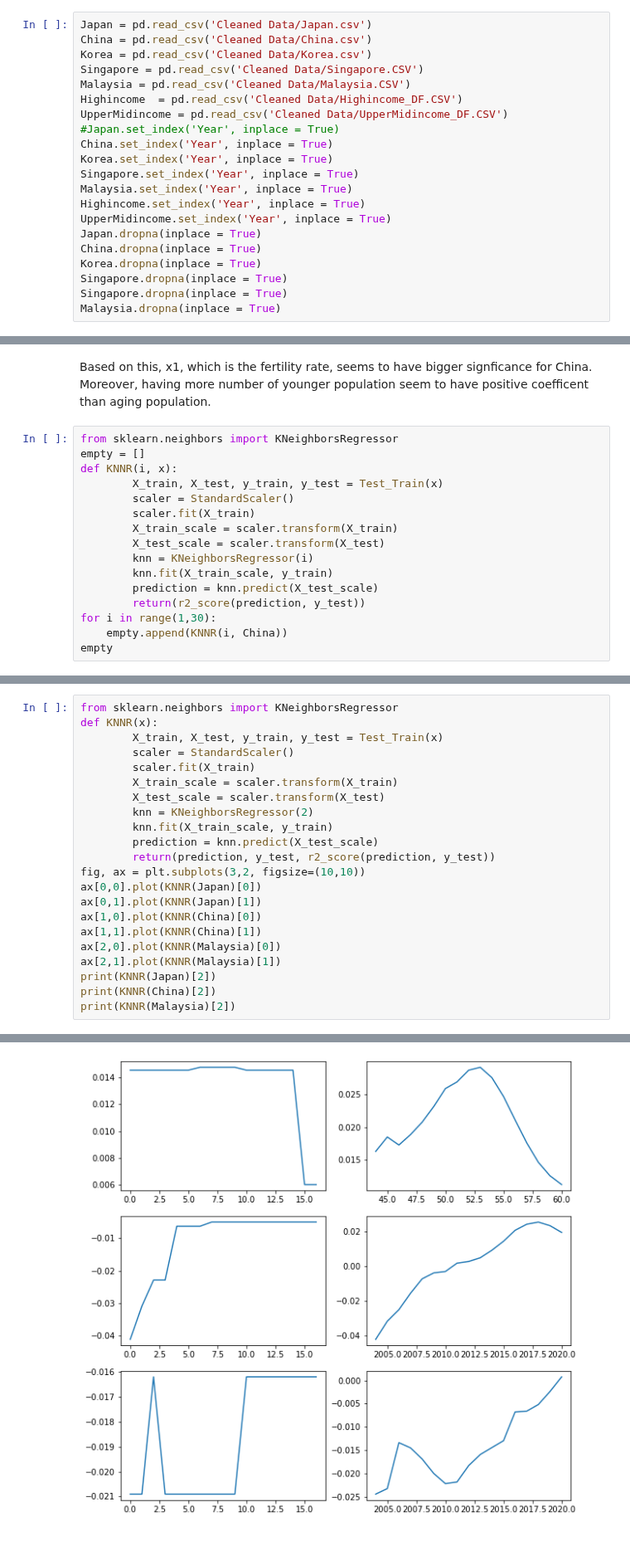
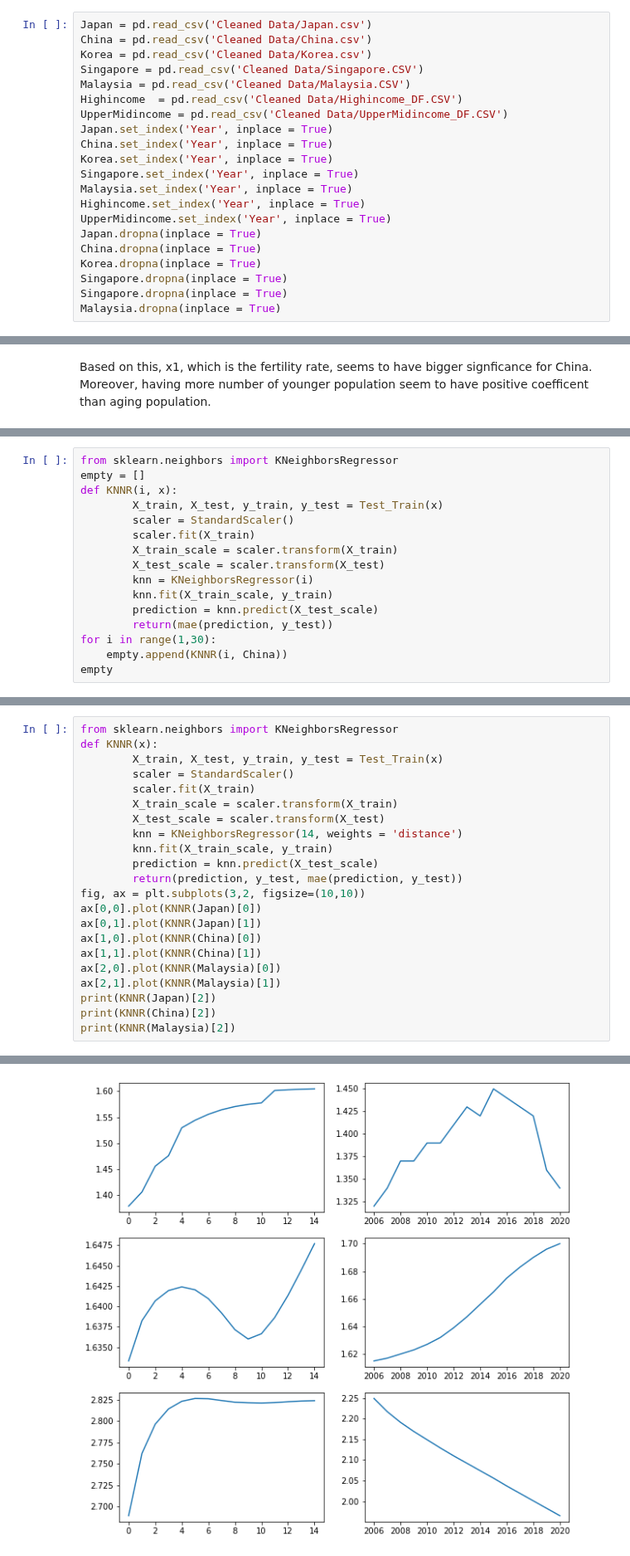
Before and after one commit to SangHyuNBack/2nd-Capstone-Project, a Jupyter notebook: Modeling.ipynb, the cells around one changed output, grey strips where cells are left out. Shown at 83% size. Drawn from its saved outputs; the diff is of its cells as text.

```diff
--- a/Modeling.ipynb
+++ b/Modeling.ipynb
@@ -21,7 +19,7 @@ Singapore = pd.read_csv('Cleaned Data/Singapore.CSV')
 Malaysia = pd.read_csv('Cleaned Data/Malaysia.CSV')
 Highincome  = pd.read_csv('Cleaned Data/Highincome_DF.CSV')
 UpperMidincome = pd.read_csv('Cleaned Data/UpperMidincome_DF.CSV')
-#Japan.set_index('Year', inplace = True)
+Japan.set_index('Year', inplace = True)
 China.set_index('Year', inplace = True)
 Korea.set_index('Year', inplace = True)
 Singapore.set_index('Year', inplace = True)
@@ -77,19 +71,3 @@ Notes:
 [2] Standard Errors assume that the covariance matrix of the errors is correctly specified.
 # %% [markdown]
 Based on this, x1, which is the fertility rate, seems to have bigger signficance for China. Moreover, having more number of younger population seem to have positive coefficent than aging population.
-# %%
-from sklearn.neighbors import KNeighborsRegressor
-empty = []
-def KNNR(i, x):
-        X_train, X_test, y_train, y_test = Test_Train(x)
-        scaler = StandardScaler()
-        scaler.fit(X_train)
-        X_train_scale = scaler.transform(X_train)
-        X_test_scale = scaler.transform(X_test)
-        knn = KNeighborsRegressor(i)
-        knn.fit(X_train_scale, y_train)
-        prediction = knn.predict(X_test_scale)
-        return(r2_score(prediction, y_test))
-for i in range(1,30):
-    empty.append(KNNR(i, China))
-empty
@@ -113,0 +74,16 @@ empty
+# %%
+from sklearn.neighbors import KNeighborsRegressor
+empty = []
+def KNNR(i, x):
+        X_train, X_test, y_train, y_test = Test_Train(x)
+        scaler = StandardScaler()
+        scaler.fit(X_train)
+        X_train_scale = scaler.transform(X_train)
+        X_test_scale = scaler.transform(X_test)
+        knn = KNeighborsRegressor(i)
+        knn.fit(X_train_scale, y_train)
+        prediction = knn.predict(X_test_scale)
+        return(mae(prediction, y_test))
+for i in range(1,30):
+    empty.append(KNNR(i, China))
+empty
@@ -119,10 +113,10 @@ def KNNR(x):
         scaler.fit(X_train)
         X_train_scale = scaler.transform(X_train)
         X_test_scale = scaler.transform(X_test)
-        knn = KNeighborsRegressor(2)
+        knn = KNeighborsRegressor(14, weights = 'distance')
         knn.fit(X_train_scale, y_train)
         prediction = knn.predict(X_test_scale)
-        return(prediction, y_test, r2_score(prediction, y_test))
+        return(prediction, y_test, mae(prediction, y_test))
 fig, ax = plt.subplots(3,2, figsize=(10,10))
 ax[0,0].plot(KNNR(Japan)[0])
 ax[0,1].plot(KNNR(Japan)[1])
@@ -140,4 +134,4 @@ print(KNNR(Malaysia)[2])
-[figure, old version]
+[figure, new version]
 # %%
 from sklearn.ensemble import GradientBoostingRegressor
 def Gradient(x):
```
Also changed, not shown: parts of 15 cells of this notebook.
